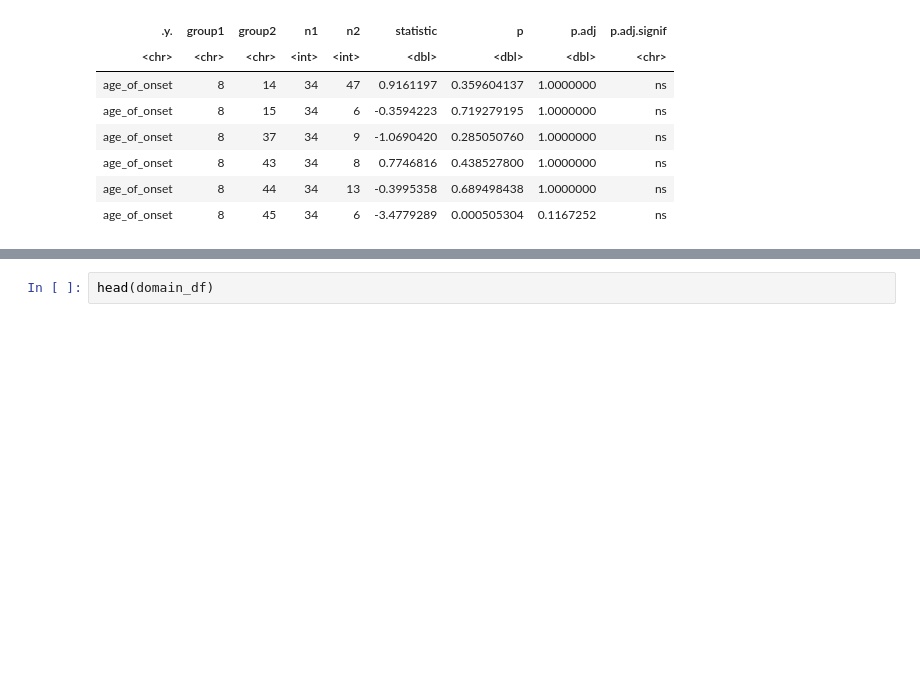
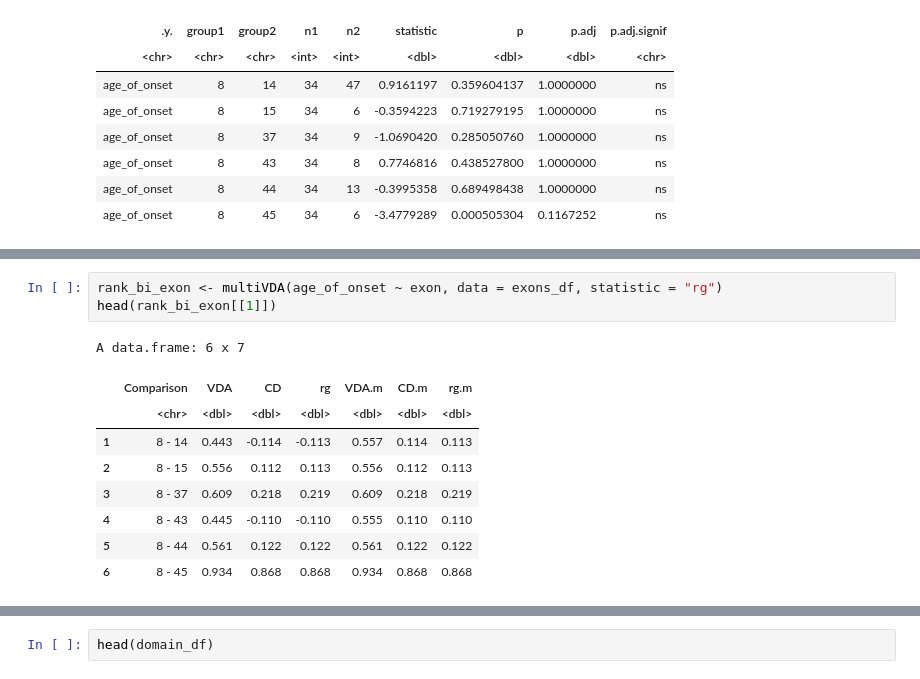
Before and after one commit to alexdaiii/cpvt_database_analysis, a Jupyter notebook: r_notebooks/analysis_2.r.ipynb, the cells around one changed output, grey strips where cells are left out. Saved outputs shown, nothing was run; the diff lists cells and outputs as text; blank space fills up the shorter version.

```diff
--- a/r_notebooks/analysis_2.r.ipynb
+++ b/r_notebooks/analysis_2.r.ipynb
@@ -139 +167,14 @@ A rstatix_test: 6 x 9
+# %%
+rank_bi_exon <- multiVDA(age_of_onset ~ exon, data = exons_df, statistic = "rg")
+head(rank_bi_exon[[1]])
+# %% [output]
+A data.frame: 6 x 7
+|  | Comparison | VDA | CD | rg | VDA.m | CD.m | rg.m |
+|  | <chr> | <dbl> | <dbl> | <dbl> | <dbl> | <dbl> | <dbl> |
+| 1 | 8 - 14 | 0.443 | -0.114 | -0.113 | 0.557 | 0.114 | 0.113 |
+| 2 | 8 - 15 | 0.556 | 0.112 | 0.113 | 0.556 | 0.112 | 0.113 |
+| 3 | 8 - 37 | 0.609 | 0.218 | 0.219 | 0.609 | 0.218 | 0.219 |
+| 4 | 8 - 43 | 0.445 | -0.110 | -0.110 | 0.555 | 0.110 | 0.110 |
+| 5 | 8 - 44 | 0.561 | 0.122 | 0.122 | 0.561 | 0.122 | 0.122 |
+| 6 | 8 - 45 | 0.934 | 0.868 | 0.868 | 0.934 | 0.868 | 0.868 |
 # %%
```
Also changed, not shown: parts of 21 cells of this notebook, 3 other files.
